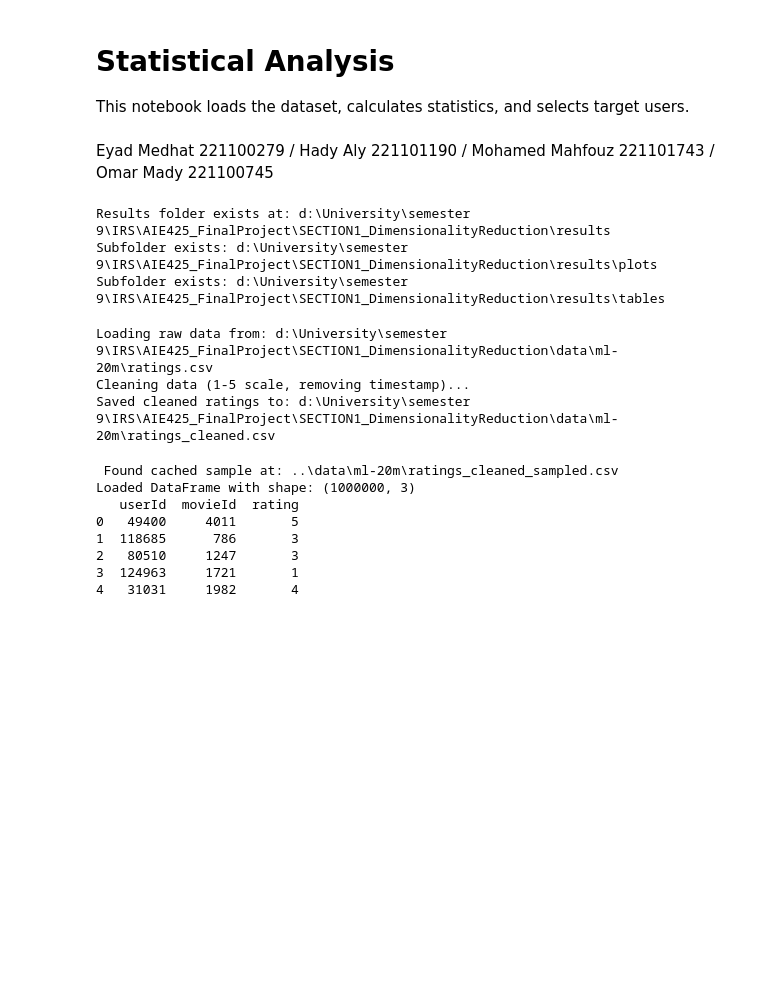
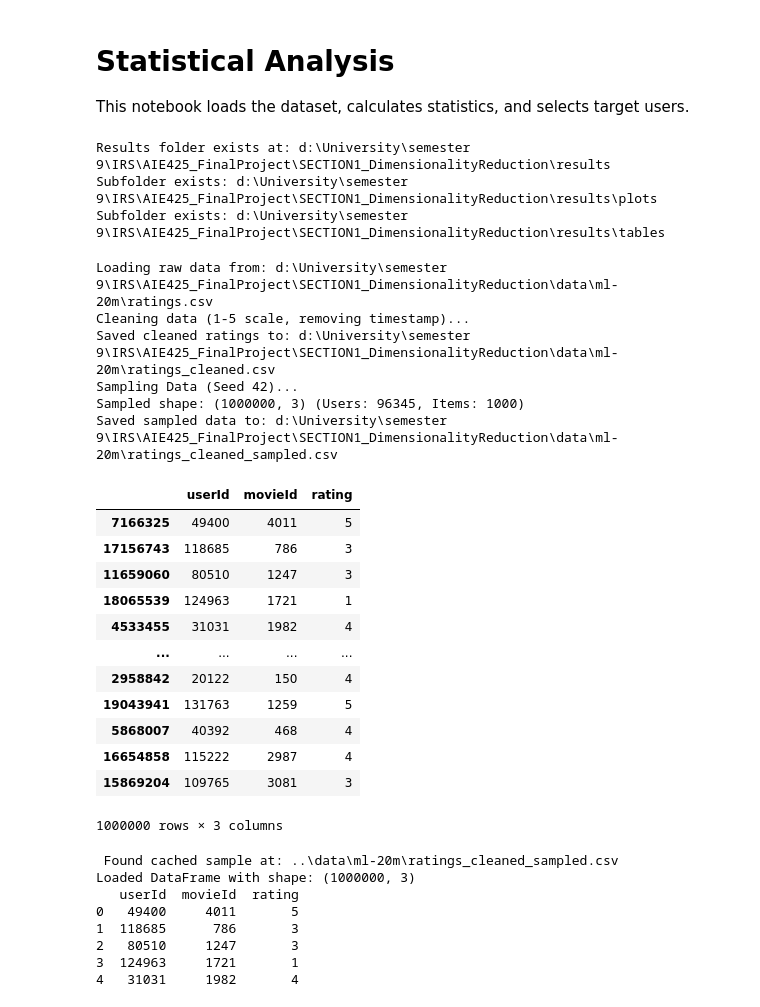
Before and after one commit to Hady-ElShennawy/AIE425_FinalProject_Group17, a Jupyter notebook: SECTION1_DimensionalityReduction/code/statistical_analysis.ipynb, the cells around one changed output. Drawn from its saved outputs; the diff is of its cells as text; code cells hidden in the pictures; blank space fills up the shorter version.

Commit message:
SECTION_1_UtilsUpdated

```diff
--- a/SECTION1_DimensionalityReduction/code/statistical_analysis.ipynb
+++ b/SECTION1_DimensionalityReduction/code/statistical_analysis.ipynb
@@ -1,11 +4,6 @@
 # %% [markdown]
 # Statistical Analysis
 This notebook loads the dataset, calculates statistics, and selects target users.
-# %% [markdown]
-Eyad Medhat 221100279
-/ Hady Aly 221101190
-/ Mohamed Mahfouz 221101743
-/ Omar Mady 221100745
 # %%
 from utils import *
 # %% [output]
@@ -13,11 +11,27 @@ Results folder exists at: d:\University\semester 9\IRS\AIE425_FinalProject\SECTI
 Subfolder exists: d:\University\semester 9\IRS\AIE425_FinalProject\SECTION1_DimensionalityReduction\results\plots
 Subfolder exists: d:\University\semester 9\IRS\AIE425_FinalProject\SECTION1_DimensionalityReduction\results\tables
 # %%
-ratings_cleaned  = create_and_save_cleaned_ratings()
+create_and_save_cleaned_ratings()
 # %% [output]
 Loading raw data from: d:\University\semester 9\IRS\AIE425_FinalProject\SECTION1_DimensionalityReduction\data\ml-20m\ratings.csv
 Cleaning data (1-5 scale, removing timestamp)...
 Saved cleaned ratings to: d:\University\semester 9\IRS\AIE425_FinalProject\SECTION1_DimensionalityReduction\data\ml-20m\ratings_cleaned.csv
+Sampling Data (Seed 42)...
+Sampled shape: (1000000, 3) (Users: 96345, Items: 1000)
+Saved sampled data to: d:\University\semester 9\IRS\AIE425_FinalProject\SECTION1_DimensionalityReduction\data\ml-20m\ratings_cleaned_sampled.csv
+|  | userId | movieId | rating |
+| 7166325 | 49400 | 4011 | 5 |
+| 17156743 | 118685 | 786 | 3 |
+| 11659060 | 80510 | 1247 | 3 |
+| 18065539 | 124963 | 1721 | 1 |
+| 4533455 | 31031 | 1982 | 4 |
+| ... | ... | ... | ... |
+| 2958842 | 20122 | 150 | 4 |
+| 19043941 | 131763 | 1259 | 5 |
+| 5868007 | 40392 | 468 | 4 |
+| 16654858 | 115222 | 2987 | 4 |
+| 15869204 | 109765 | 3081 | 3 |
+1000000 rows × 3 columns
 # %%
 df = load_data()
 if df is not None:
```
Also changed, not shown: parts of 1 cell of this notebook, 4 other files.
